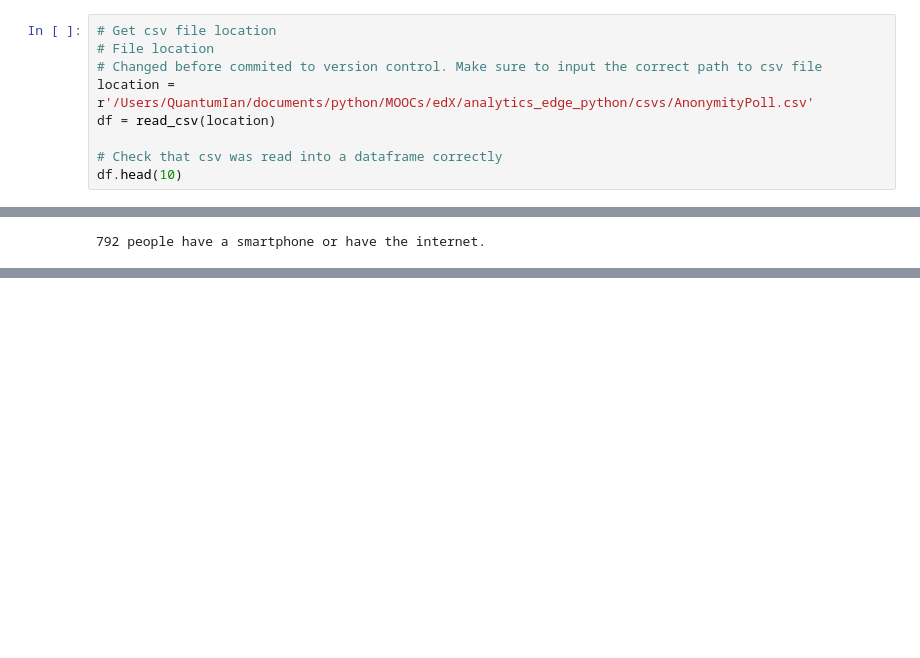
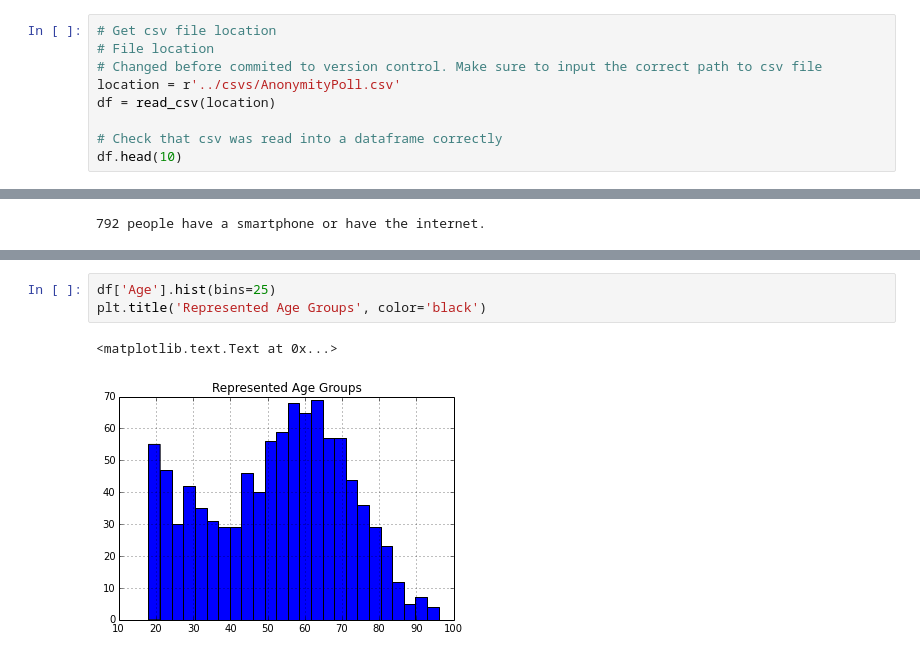
Before and after one commit to SherMM/edx-analytics-edge-python, a Jupyter notebook: notebooks/week1-3.ipynb, the cells around one changed output, grey strips where cells are left out. Saved outputs shown, nothing was run; the diff lists cells and outputs as text; blank space fills up the shorter version.

```diff
--- a/notebooks/week1-3.ipynb
+++ b/notebooks/week1-3.ipynb
@@ -10,7 +10,7 @@ import numpy as np
 # Get csv file location
 # File location
 # Changed before commited to version control. Make sure to input the correct path to csv file
-location = r'/Users/QuantumIan/documents/python/MOOCs/edX/analytics_edge_python/csvs/AnonymityPoll.csv'
+location = r'../csvs/AnonymityPoll.csv'
 df = read_csv(location)
 
 # Check that csv was read into a dataframe correctly
@@ -149,0 +224,6 @@ print "%s people have a smartphone or have the internet." % smartphone_internet_
+# %%
+df['Age'].hist(bins=25)
+plt.title('Represented Age Groups', color='black')
+# %% [output]
+<matplotlib.text.Text at 0x...>
+[figure, added]
```
Also changed, not shown: parts of 13 cells of this notebook.
